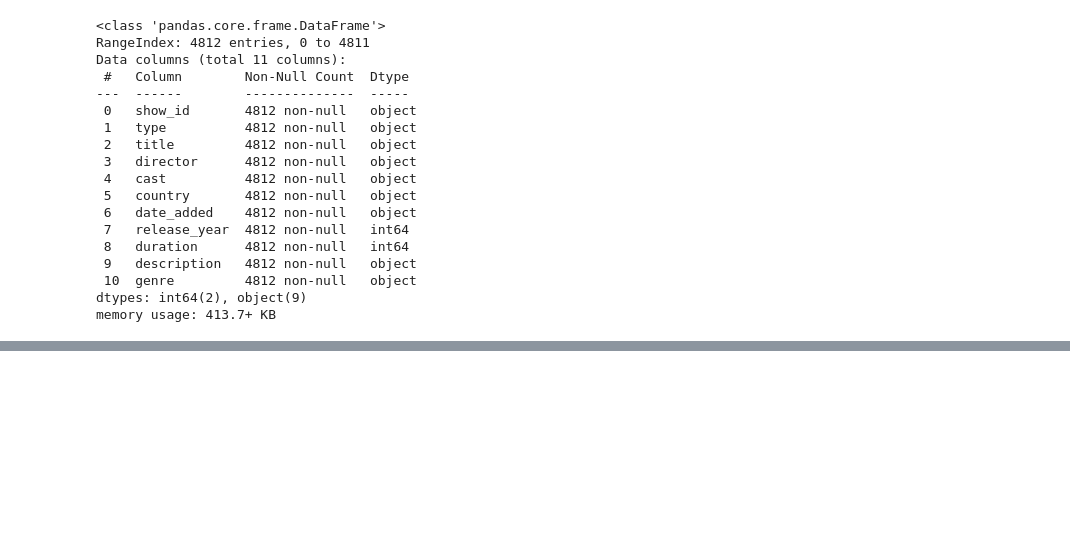
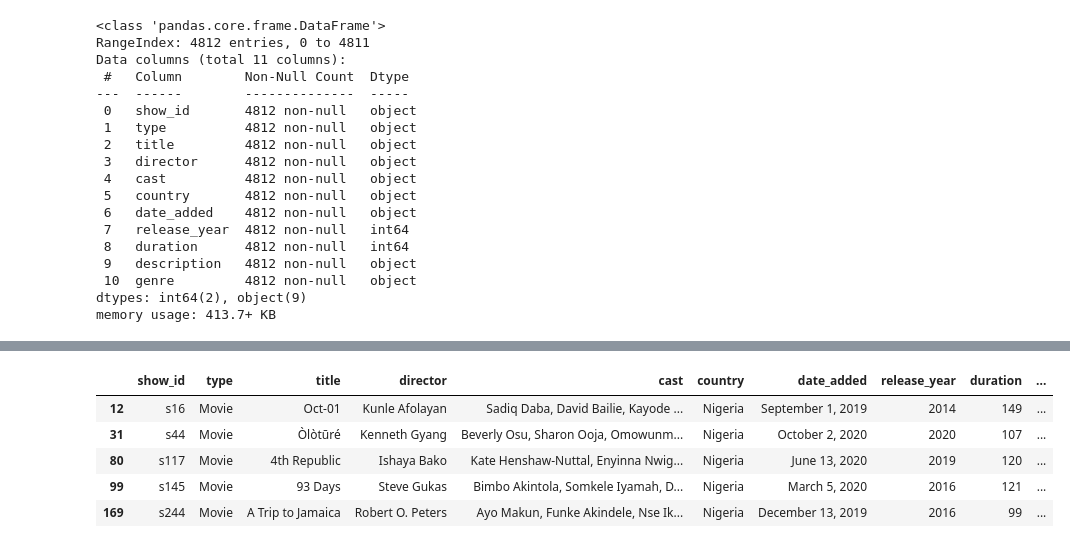
Before and after one commit to Alfred-cyber/DataSchool, a Jupyter notebook: notebooks/01_intro.ipynb, the cells around one changed output, grey strips where cells are left out. Cells and saved outputs as stored; diff of their text form; code cells hidden in the pictures; blank space fills up the shorter version.

```diff
--- a/notebooks/01_intro.ipynb
+++ b/notebooks/01_intro.ipynb
@@ -29,0 +83,11 @@ memory usage: 413.7+ KB
+# %%
+df_movie_ngn = df[(df['type'] == 'Movie') & (df['country'] == 'Nigeria')]
+
+df_movie_ngn.head()
+# %% [output]
+|  | show_id | type | title | director | cast | country | date_added | release_year | duration | ... |
+| 12 | s16 | Movie | Oct-01 | Kunle Afolayan | Sadiq Daba, David Bailie, Kayode ... | Nigeria | September 1, 2019 | 2014 | 149 | ... |
+| 31 | s44 | Movie | Òlòtūré | Kenneth Gyang | Beverly Osu, Sharon Ooja, Omowunm... | Nigeria | October 2, 2020 | 2020 | 107 | ... |
+| 80 | s117 | Movie | 4th Republic | Ishaya Bako | Kate Henshaw-Nuttal, Enyinna Nwig... | Nigeria | June 13, 2020 | 2019 | 120 | ... |
+| 99 | s145 | Movie | 93 Days | Steve Gukas | Bimbo Akintola, Somkele Iyamah, D... | Nigeria | March 5, 2020 | 2016 | 121 | ... |
+| 169 | s244 | Movie | A Trip to Jamaica | Robert O. Peters | Ayo Makun, Funke Akindele, Nse Ik... | Nigeria | December 13, 2019 | 2016 | 99 | ... |
```
Also changed, not shown: parts of 11 cells of this notebook.
